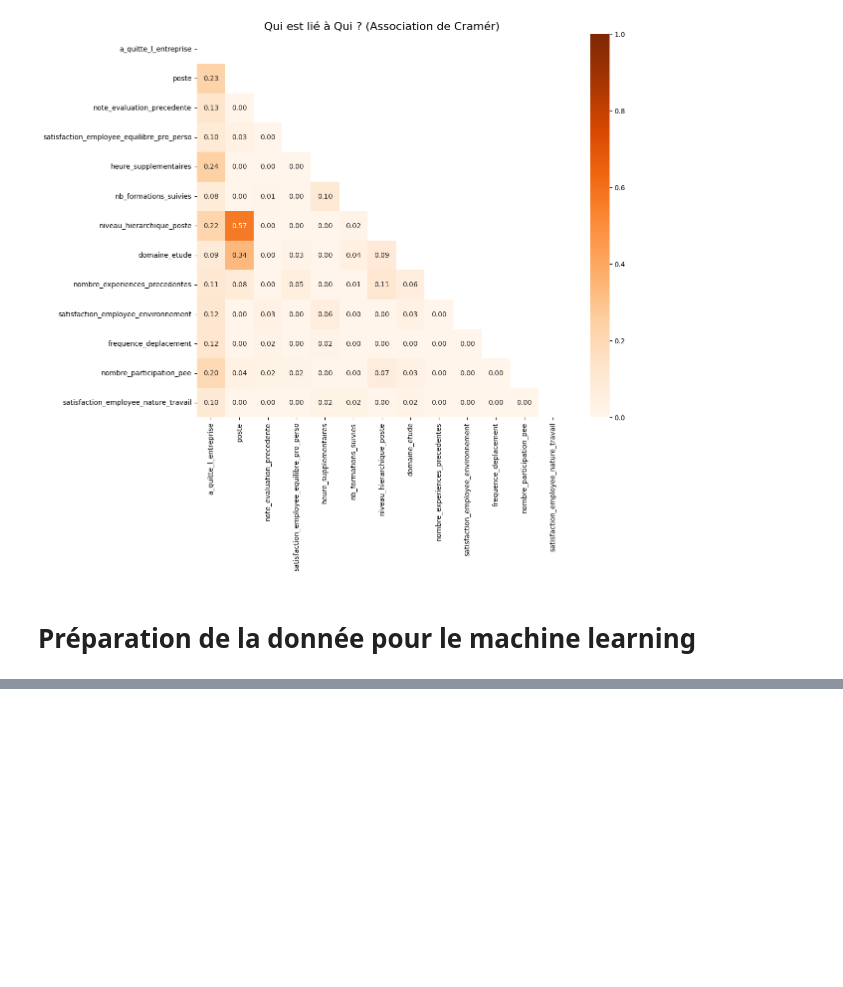
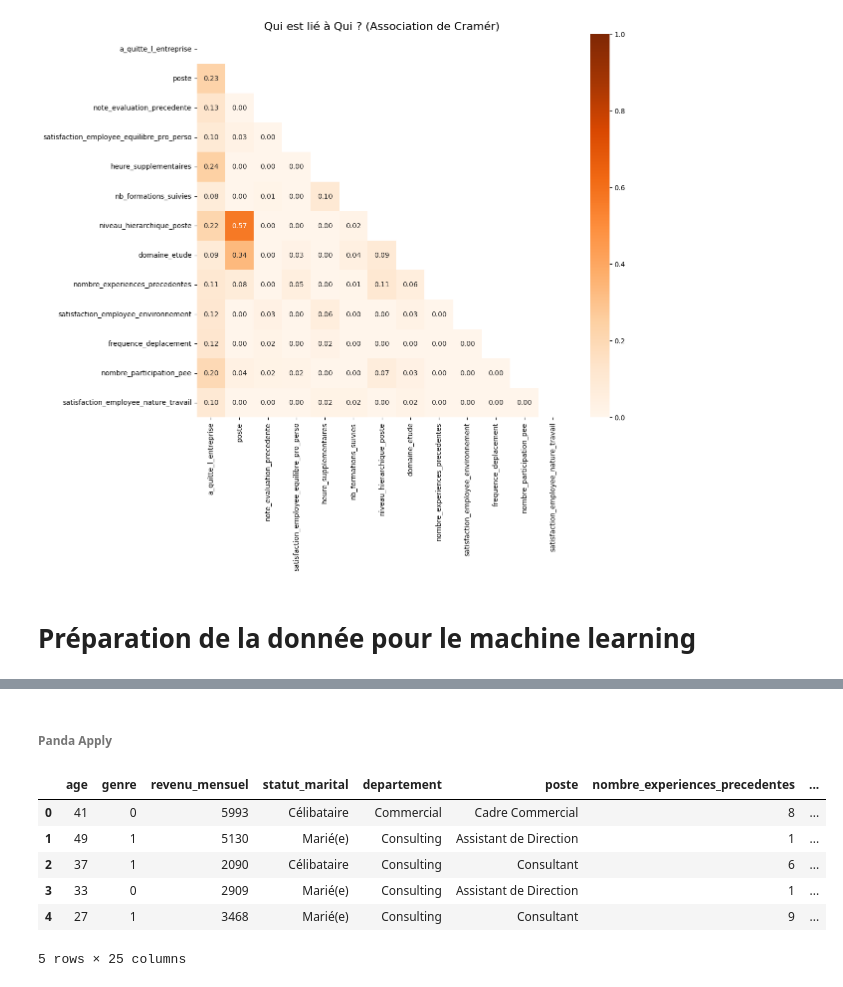
Before and after one commit to WillIsback/OC-P10-TechNova, a Jupyter notebook: ESN_Part_1.ipynb, the cells around one changed output, grey strips where cells are left out. Cells and saved outputs as stored; diff of their text form; code cells hidden in the pictures; blank space fills up the shorter version.

Commit message:
Implement encoding features to preprocess data for learning

```diff
--- a/ESN_Part_1.ipynb
+++ b/ESN_Part_1.ipynb
@@ -602,0 +592,5 @@ X, y = preparer_donnees_ml(data)
+# %%
+# data.columns
+dataset = data.drop(columns=["id_employee","annes_sous_responsable_actuel","annees_dans_l_entreprise",
+                             "niveau_hierarchique_poste","nombre_heures_travailless","nombre_employee_sous_responsabilite","ayant_enfants"])
+dataset.nunique()
@@ -602,0 +659,22 @@ X, y = preparer_donnees_ml(data)
+# %% [markdown]
+###### Panda Apply
+# %%
+cols_binaires_object = data_cat.columns[(data_cat.nunique() == 2) & (data_cat.dtypes == 'object')]
+dataset_encoded = dataset.copy()
+
+# Panda apply / map est encore mieux pour ce cas
+for col in dataset[cols_binaires_object]:
+    loc_value = dataset[col].unique()
+    dataset_encoded[col] = dataset[col].apply(
+        lambda x: 0 if x == loc_value[0] else 1
+    )
+
+dataset_encoded.head(5)
+# %% [output]
+|  | age | genre | revenu_mensuel | statut_marital | departement | poste | nombre_experiences_precedentes | ... |
+| 0 | 41 | 0 | 5993 | Célibataire | Commercial | Cadre Commercial | 8 | ... |
+| 1 | 49 | 1 | 5130 | Marié(e) | Consulting | Assistant de Direction | 1 | ... |
+| 2 | 37 | 1 | 2090 | Célibataire | Consulting | Consultant | 6 | ... |
+| 3 | 33 | 0 | 2909 | Marié(e) | Consulting | Assistant de Direction | 1 | ... |
+| 4 | 27 | 1 | 3468 | Marié(e) | Consulting | Consultant | 9 | ... |
+5 rows × 25 columns
```
Also changed, not shown: parts of 13 cells of this notebook.
